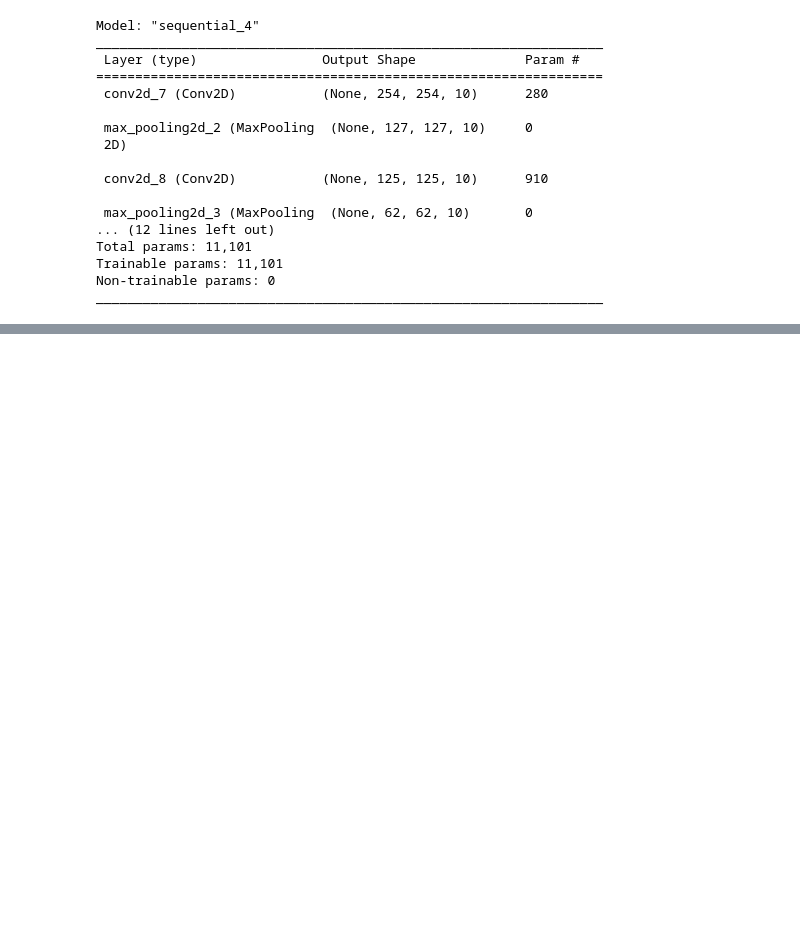
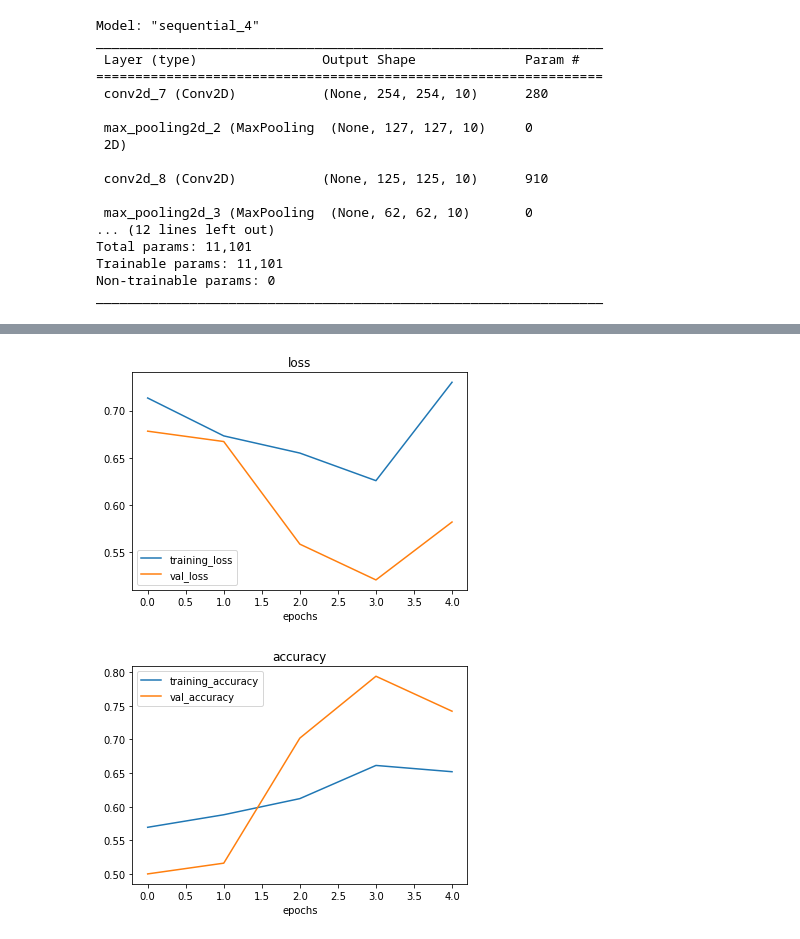
Before and after one commit to AarnoStormborn/Tensorflow-Developer-Certification, a Jupyter notebook: 03_tensorflow_computer_vision.ipynb, the cells around one changed output, grey strips where cells are left out. Saved outputs shown, nothing was run; the diff lists cells and outputs as text; code cells hidden in the pictures; blank space fills up the shorter version.

```diff
--- a/03_tensorflow_computer_vision.ipynb
+++ b/03_tensorflow_computer_vision.ipynb
@@ -764,3 +766,16 @@ train_datagen_augmented = ImageDataGenerator(rescale=1/255.,
 # Datagens without augmentation
 train_datagen = ImageDataGenerator(rescale=1/255.)
 test_datagen = ImageDataGenerator(rescale=1/255.)
+# %%
+# Prepare data with augmentation
+
+train_data_augmented = train_datagen_augmented.flow_from_directory(train_dir,
+                                                                   target_size=(256,256),
+                                                                   batch_size=32,
+                                                                   class_mode="binary",
+                                                                   shuffle=False)
+
+test_data = test_datagen.flow_from_directory(test_dir,
+                                             target_size=(256,256),
+                                             batch_size=32,
+                                             class_mode="binary")
@@ -766,0 +785,23 @@ test_datagen = ImageDataGenerator(rescale=1/255.)
+# %%
+# Create a model for the augmented data
+
+model_6 = Sequential([
+    Conv2D(10, 3, activation='relu'),
+    MaxPool2D(pool_size=2),
+    Conv2D(10, 3, activation='relu'),
+    MaxPool2D(pool_size=2),
+    Conv2D(10, 3, activation='relu'),
+    MaxPool2D(pool_size=2),
+    Flatten(),
+    Dense(1, activation='sigmoid')
+])
+
+model_6.compile(loss=BinaryCrossentropy(),
+                optimizer=Adam(),
+                metrics=["accuracy"])
+
+history_6 = model_6.fit(train_data_augmented,
+                        epochs=5,
+                        steps_per_epoch=len(train_data_augmented),
+                        validation_data=test_data,
+                        validation_steps=len(test_data))
@@ -766,0 +819,5 @@ test_datagen = ImageDataGenerator(rescale=1/255.)
+# %%
+plot_curves(history_6)
+# %% [output]
+[figure, added]
+[figure, added]
```
Also changed, not shown: parts of 40 cells of this notebook.
